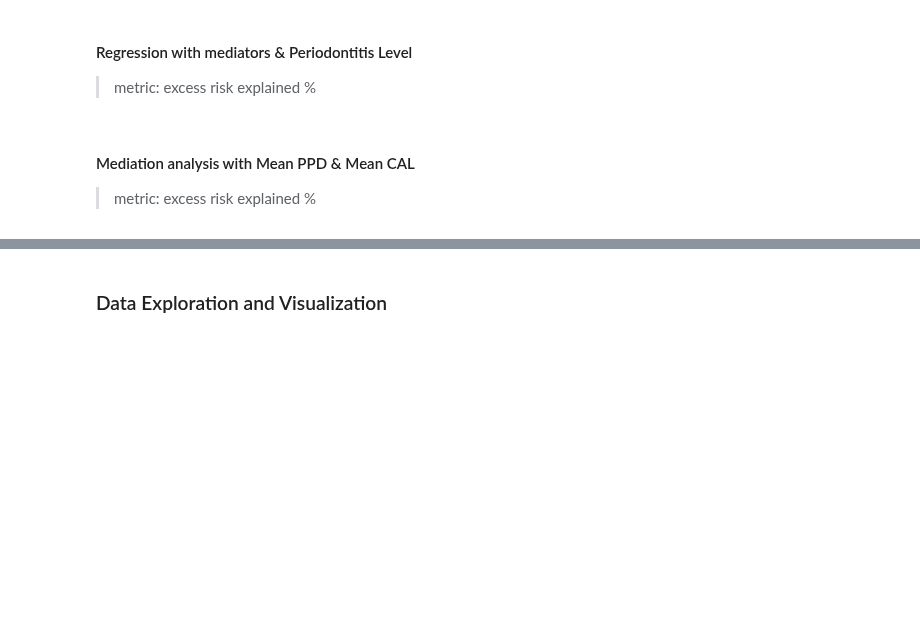
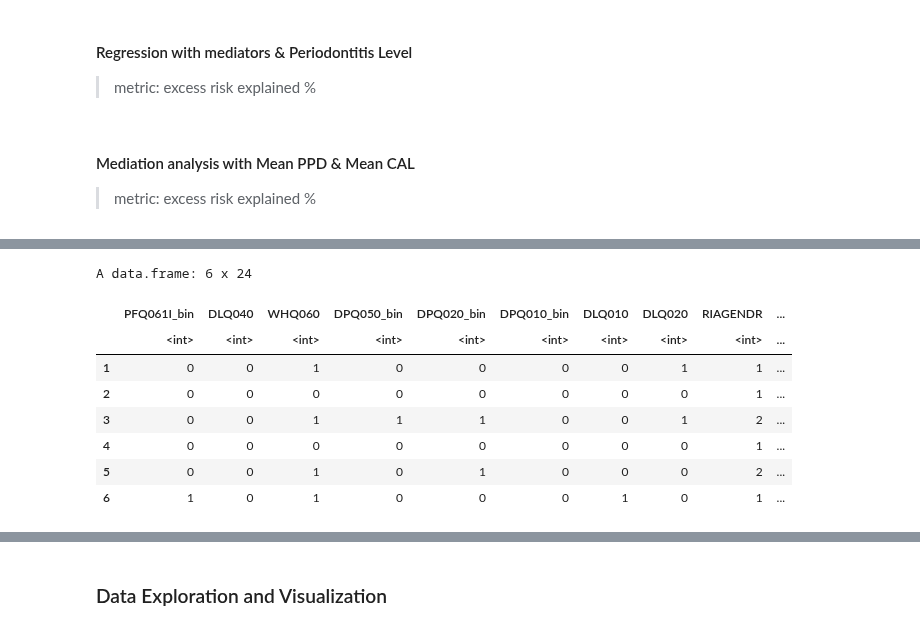
Before and after one commit to silvano315/Med-Physics, a Jupyter notebook: notebooks/NHANES_periodontal_analysis.ipynb, the cells around one changed output, grey strips where cells are left out. Drawn from its saved outputs; the diff is of its cells as text; code cells hidden in the pictures; blank space fills up the shorter version.

```diff
--- a/notebooks/NHANES_periodontal_analysis.ipynb
+++ b/notebooks/NHANES_periodontal_analysis.ipynb
@@ -3606,0 +3653,45 @@ create_single_formatted_table(mediation_table, selected_outcomes)
+# %%
+intrinsic_vars <- c(
+  "PFQ061I_bin",
+  "DLQ040",
+  "WHQ060",
+  "DPQ050_bin",
+  "DPQ020_bin",
+  "DPQ010_bin",
+  "DLQ010",
+  "DLQ020"
+)
+
+covariates <- c(
+  'RIAGENDR',
+  'RIDAGEYR',
+  'RIDRETH1',
+  'DMDEDUC2',
+  'INDFMPIR',
+  'SMQ020',
+  'ALQ101',
+  'MCQ160B',
+  'MCQ160C',
+  'MCQ160D',
+  'MCQ160E',
+  'MCQ160F',
+  'MCQ160L',
+  'MCQ220',
+  'BPQ020',
+  'DIQ010'
+)
+# %%
+data_cluster <- df %>%
+    select(intrinsic_vars, covariates)
+
+head(data_cluster)
+# %% [output]
+A data.frame: 6 x 24
+|  | PFQ061I_bin | DLQ040 | WHQ060 | DPQ050_bin | DPQ020_bin | DPQ010_bin | DLQ010 | DLQ020 | RIAGENDR | ... |
+|  | <int> | <int> | <int> | <int> | <int> | <int> | <int> | <int> | <int> | ... |
+| 1 | 0 | 0 | 1 | 0 | 0 | 0 | 0 | 1 | 1 | ... |
+| 2 | 0 | 0 | 0 | 0 | 0 | 0 | 0 | 0 | 1 | ... |
+| 3 | 0 | 0 | 1 | 1 | 1 | 0 | 0 | 1 | 2 | ... |
+| 4 | 0 | 0 | 0 | 0 | 0 | 0 | 0 | 0 | 1 | ... |
+| 5 | 0 | 0 | 1 | 0 | 1 | 0 | 0 | 0 | 2 | ... |
+| 6 | 1 | 0 | 1 | 0 | 0 | 0 | 1 | 0 | 1 | ... |
```
Also changed, not shown: parts of 6 cells of this notebook.
